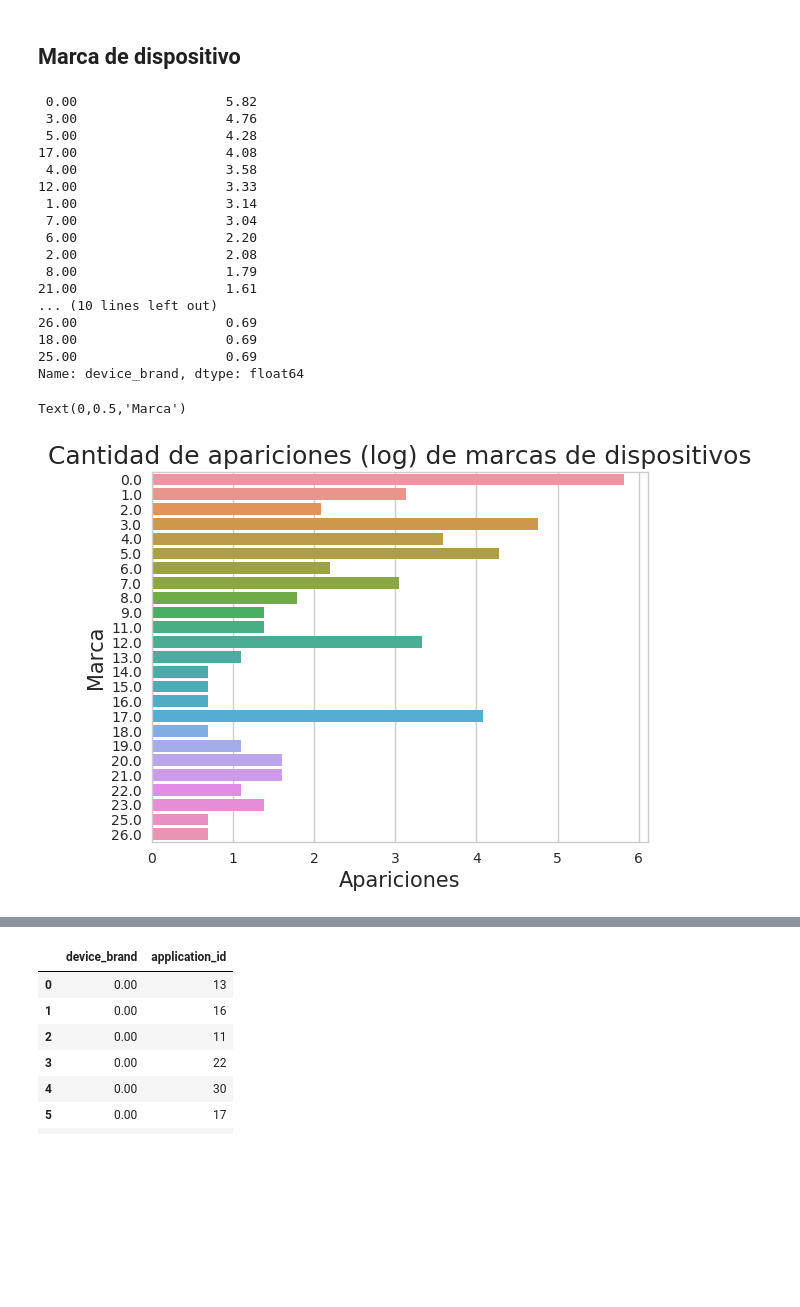
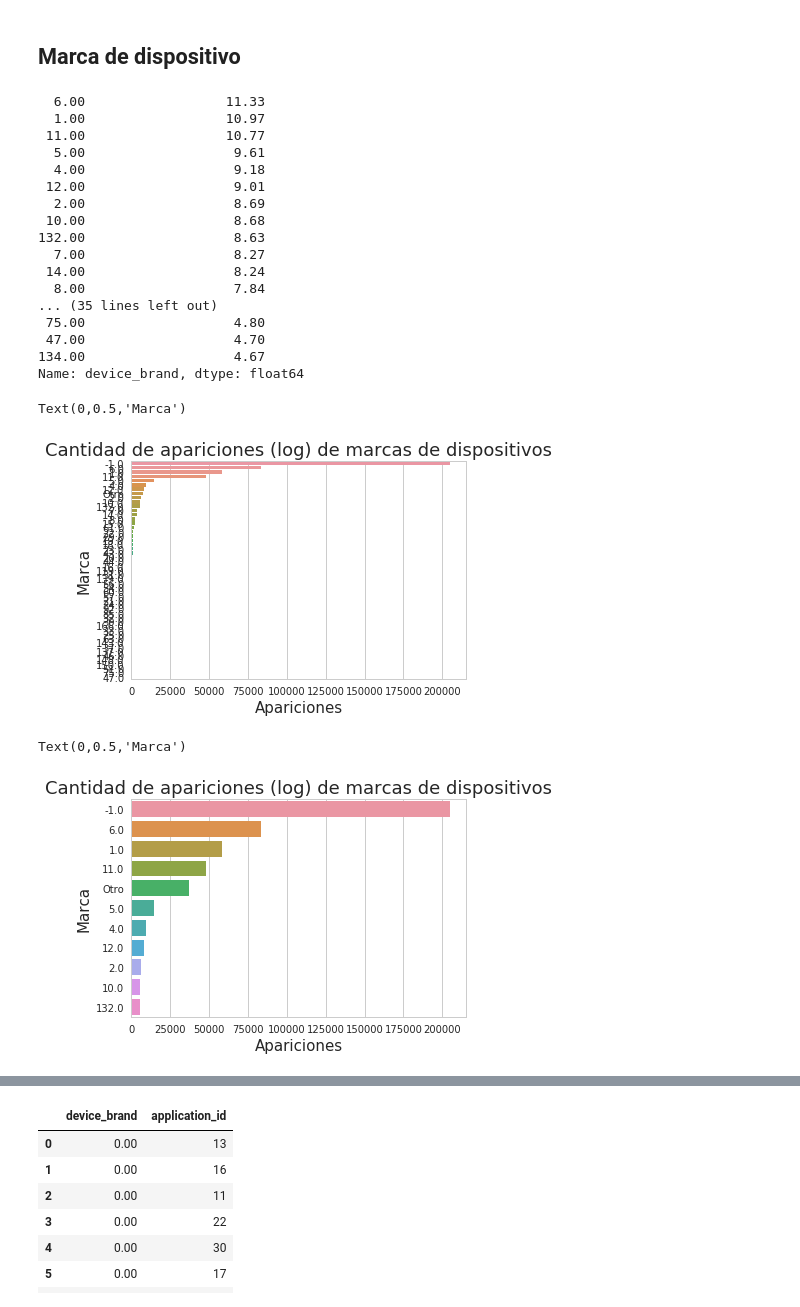
Before and after one commit to EugeniaFranchi/TP-Datos-2019, a Jupyter notebook: TP2/Installs.ipynb, the cells around one changed output, grey strips where cells are left out. Saved outputs shown, nothing was run; the diff lists cells and outputs as text; code cells hidden in the pictures; blank space fills up the shorter version.

```diff
--- a/TP2/Installs.ipynb
+++ b/TP2/Installs.ipynb
@@ -453,36 +438,68 @@ Vemos algo parecido a lo que pasaba con las instalaciones segun ref_type: cada p
 # %% [markdown]
 ## Marca de dispositivo
 # %%
-marcas = installs.loc[installs['device_brand'] != -1]['device_brand'].value_counts()
+marcas = installs.loc[installs['device_brand'] != -1]['device_brand'].value_counts().head(50)
 marcas_log= np.log(marcas+1)
 marcas_log
 # %% [output]
- 0.00                   5.82
- 3.00                   4.76
- 5.00                   4.28
-17.00                   4.08
- 4.00                   3.58
-12.00                   3.33
- 1.00                   3.14
- 7.00                   3.04
- 6.00                   2.20
- 2.00                   2.08
- 8.00                   1.79
-21.00                   1.61
-... (10 lines left out)
-26.00                   0.69
-18.00                   0.69
-25.00                   0.69
+  6.00                  11.33
+  1.00                  10.97
+ 11.00                  10.77
+  5.00                   9.61
+  4.00                   9.18
+ 12.00                   9.01
+  2.00                   8.69
+ 10.00                   8.68
+132.00                   8.63
+  7.00                   8.27
+ 14.00                   8.24
+  8.00                   7.84
+... (35 lines left out)
+ 75.00                   4.80
+ 47.00                   4.70
+134.00                   4.67
 Name: device_brand, dtype: float64
+# %%
+top50marcas = list(installs['device_brand'].value_counts().head(50).to_frame().reset_index()['index'])
+# %%
+def top50Marcas(app):
+    if app in top50marcas:
+        return app
+    return 'Otro'
+# %%
+installs['top50marcas'] = installs['device_brand'].apply(top50Marcas)
+top50marcas = installs['top50marcas'].value_counts()
 # %%
 '''
 Grafico de barras de apariciones de marcas de dispositivos.
 '''
 
-g = sns.barplot(x=marcas_log.values, y=marcas_log.index, orient='h')
+g = sns.barplot(x=top50marcas.values, y=top50marcas.index, orient='h')
 g.set_title("Cantidad de apariciones (log) de marcas de dispositivos", fontsize=18)
 g.set_xlabel("Apariciones", fontsize=15)
 g.set_ylabel("Marca", fontsize=15)
 # %% [output]
 Text(0,0.5,'Marca')
-[figure, old version]
+[figure, new version]
+# %%
+top10marcas = list(installs['device_brand'].value_counts().head(10).to_frame().reset_index()['index'])
+
+def top10Marcas(app):
+    if app in top10marcas:
+        return app
+    return 'Otro'
+
+installs['top10marcas'] = installs['device_brand'].apply(top10Marcas)
+top10marcas = installs['top10marcas'].value_counts()
+
+'''
+Grafico de barras de apariciones de marcas de dispositivos.
+'''
+
+g = sns.barplot(x=top10marcas.values, y=top10marcas.index, orient='h')
+g.set_title("Cantidad de apariciones (log) de marcas de dispositivos", fontsize=18)
+g.set_xlabel("Apariciones", fontsize=15)
+g.set_ylabel("Marca", fontsize=15)
+# %% [output]
+Text(0,0.5,'Marca')
+[figure, added]
```
Also changed, not shown: parts of 83 cells of this notebook.
